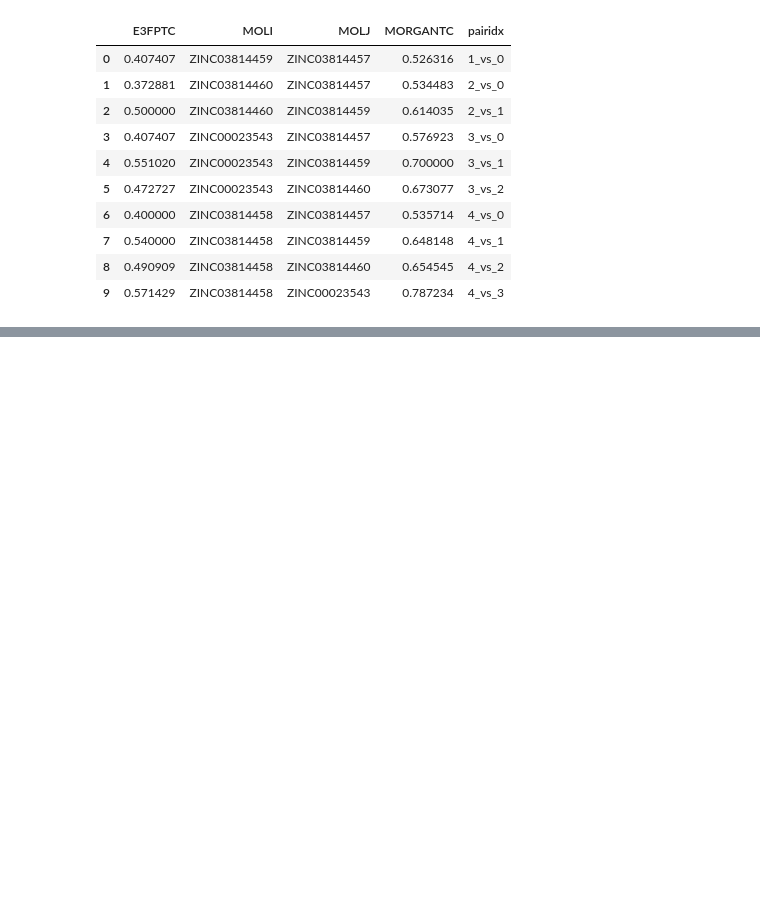
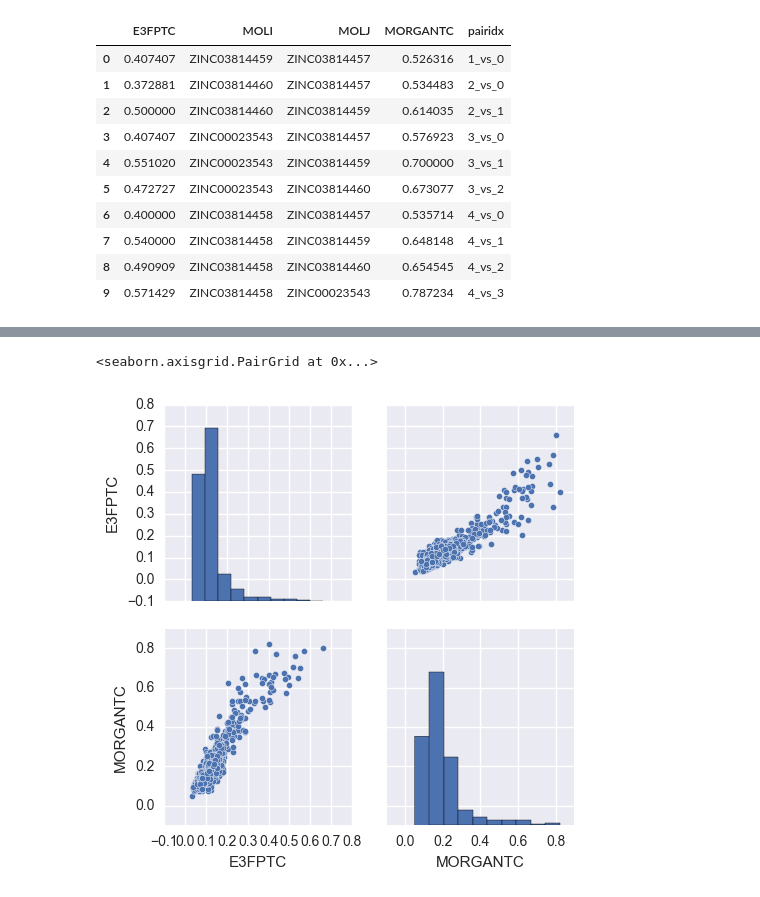
Before and after one commit to iwatobipen/3dfp, a Jupyter notebook: sample_script.ipynb, the cells around one changed output, grey strips where cells are left out. Saved outputs shown, nothing was run; the diff lists cells and outputs as text; code cells hidden in the pictures; blank space fills up the shorter version.

```diff
--- a/sample_script.ipynb
+++ b/sample_script.ipynb
@@ -79,0 +83,5 @@ Draw.MolsToGridImage([mols[4],mols[3]])
+# %%
+sns.pairplot( df )
+# %% [output]
+<seaborn.axisgrid.PairGrid at 0x...>
+[figure, added]
```
Also changed, not shown: parts of 3 cells of this notebook.
